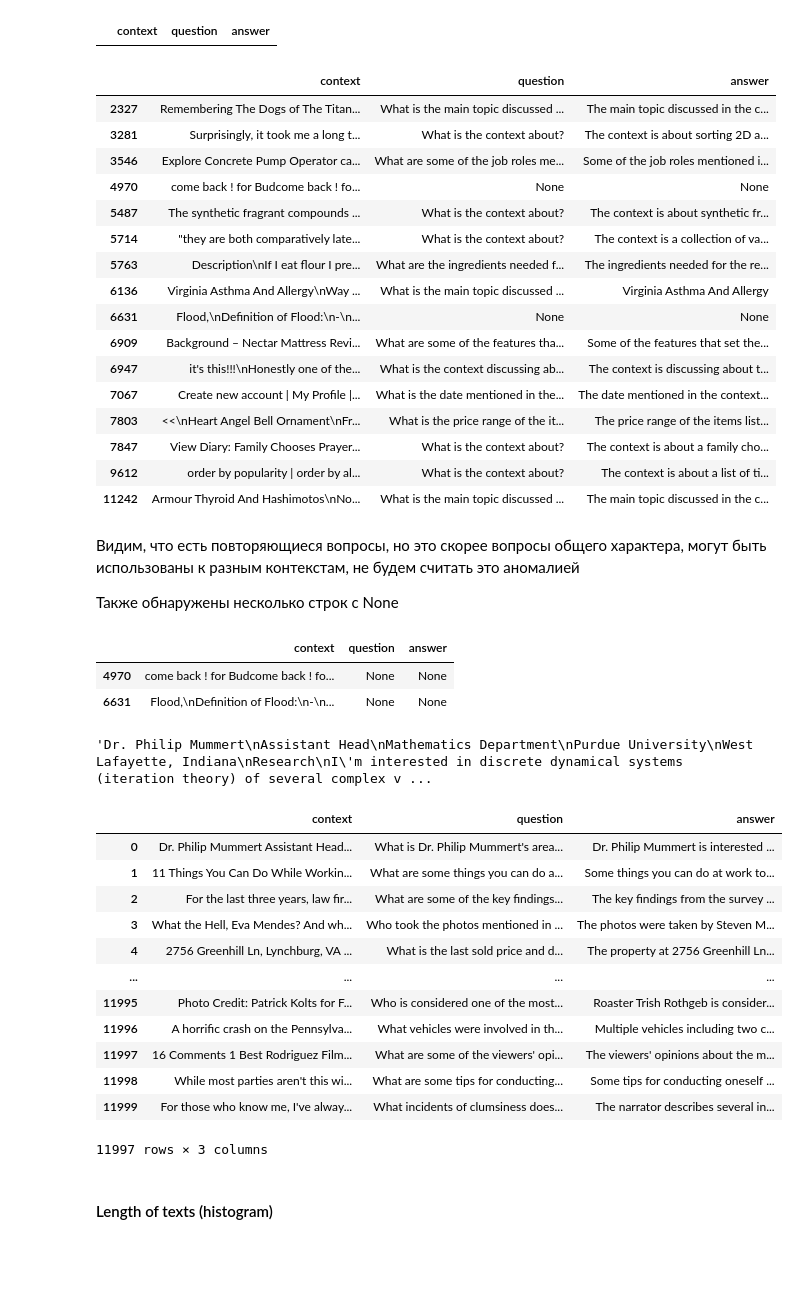
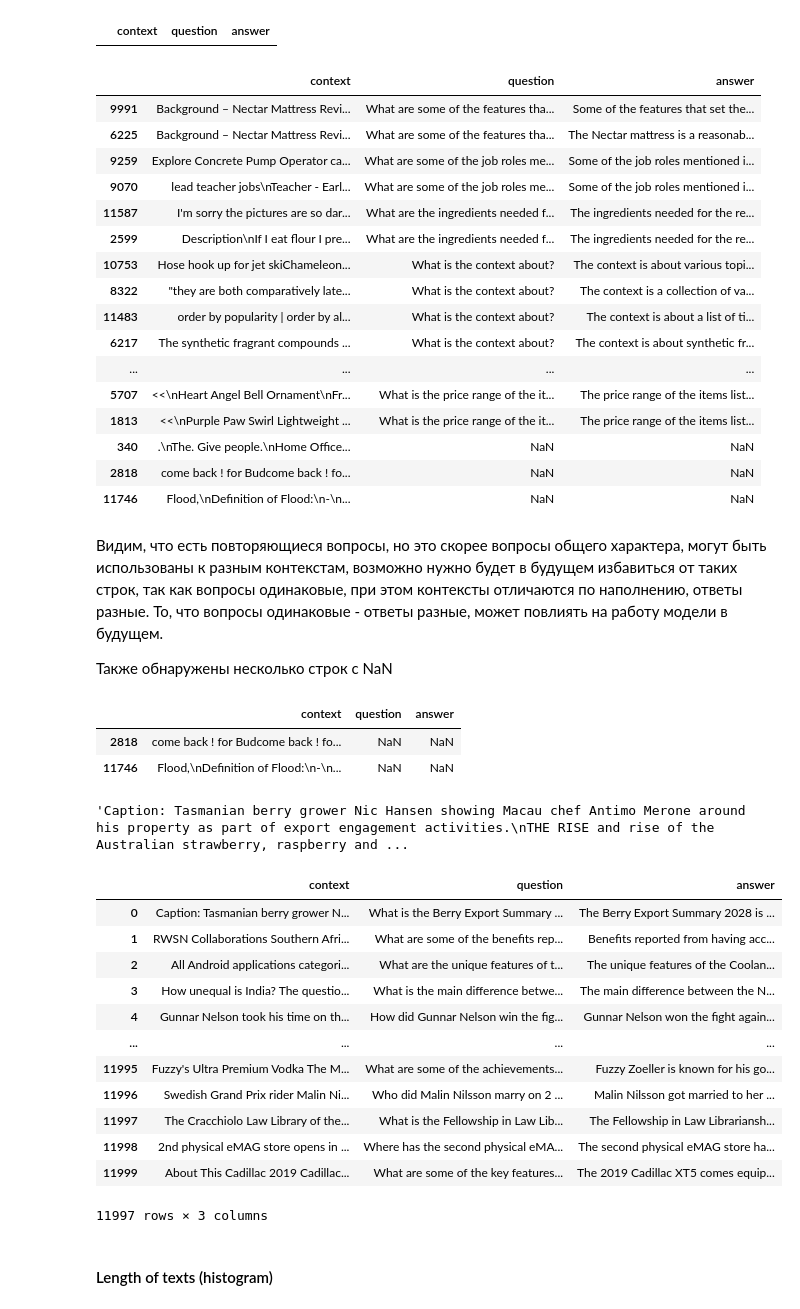
Before and after one commit to AI-YP-24-55-36/team_55_rag_qa, a Jupyter notebook: ipynb_eda/EDA_RAG_neural_bridge_rag_dataset_12000.ipynb, the cells around one changed output. Saved outputs shown, nothing was run; the diff lists cells and outputs as text; code cells hidden in the pictures; blank space fills up the shorter version.

```diff
--- a/ipynb_eda/EDA_RAG_neural_bridge_rag_dataset_12000.ipynb
+++ b/ipynb_eda/EDA_RAG_neural_bridge_rag_dataset_12000.ipynb
@@ -64,0 +67,3 @@ rag_dataset_ready = Dataset.from_pandas(rag_dataset_ready_df)
+# %%
+rag_dataset = pd.read_csv('full_dataset.csv')
+rag_dataset
@@ -117,7 +121,7 @@ rag_dataset_ready_df[rag_dataset_ready_df['question'].isnull()]
 # %% [markdown]
 ### EDA
 # %%
-df = rag_dataset_ready_df.copy()
+df = rag_dataset.copy()
 
 df.columns
 # %% [output]
@@ -135,61 +139,61 @@ df[df.duplicated(subset=['context'])]
 # %%
 # проверка на дубликаты в колонке question
 
-df[df.duplicated(subset=['question'])]
+df[df.duplicated(subset=['question'], keep=False)].sort_values('question')
 # %% [output]
 |  | context | question | answer |
-| 2327 | Remembering The Dogs of The Titan... | What is the main topic discussed ... | The main topic discussed in the c... |
-| 3281 | Surprisingly, it took me a long t... | What is the context about? | The context is about sorting 2D a... |
-| 3546 | Explore Concrete Pump Operator ca... | What are some of the job roles me... | Some of the job roles mentioned i... |
-| 4970 | come back ! for Budcome back ! fo... | None | None |
-| 5487 | The synthetic fragrant compounds ... | What is the context about? | The context is about synthetic fr... |
-| 5714 | "they are both comparatively late... | What is the context about? | The context is a collection of va... |
-| 5763 | Description\nIf I eat flour I pre... | What are the ingredients needed f... | The ingredients needed for the re... |
-| 6136 | Virginia Asthma And Allergy\nWay ... | What is the main topic discussed ... | Virginia Asthma And Allergy |
-| 6631 | Flood,\nDefinition of Flood:\n-\n... | None | None |
-| 6909 | Background – Nectar Mattress Revi... | What are some of the features tha... | Some of the features that set the... |
-| 6947 | it's this!!!\nHonestly one of the... | What is the context discussing ab... | The context is discussing about t... |
-| 7067 | Create new account | My Profile |... | What is the date mentioned in the... | The date mentioned in the context... |
-| 7803 | <<\nHeart Angel Bell Ornament\nFr... | What is the price range of the it... | The price range of the items list... |
-| 7847 | View Diary: Family Chooses Prayer... | What is the context about? | The context is about a family cho... |
-| 9612 | order by popularity | order by al... | What is the context about? | The context is about a list of ti... |
-| 11242 | Armour Thyroid And Hashimotos\nNo... | What is the main topic discussed ... | The main topic discussed in the c... |
+| 9991 | Background – Nectar Mattress Revi... | What are some of the features tha... | Some of the features that set the... |
+| 6225 | Background – Nectar Mattress Revi... | What are some of the features tha... | The Nectar mattress is a reasonab... |
+| 9259 | Explore Concrete Pump Operator ca... | What are some of the job roles me... | Some of the job roles mentioned i... |
+| 9070 | lead teacher jobs\nTeacher - Earl... | What are some of the job roles me... | Some of the job roles mentioned i... |
+| 11587 | I'm sorry the pictures are so dar... | What are the ingredients needed f... | The ingredients needed for the re... |
+| 2599 | Description\nIf I eat flour I pre... | What are the ingredients needed f... | The ingredients needed for the re... |
+| 10753 | Hose hook up for jet skiChameleon... | What is the context about? | The context is about various topi... |
+| 8322 | "they are both comparatively late... | What is the context about? | The context is a collection of va... |
+| 11483 | order by popularity | order by al... | What is the context about? | The context is about a list of ti... |
+| 6217 | The synthetic fragrant compounds ... | What is the context about? | The context is about synthetic fr... |
+| ... | ... | ... | ... |
+| 5707 | <<\nHeart Angel Bell Ornament\nFr... | What is the price range of the it... | The price range of the items list... |
+| 1813 | <<\nPurple Paw Swirl Lightweight ... | What is the price range of the it... | The price range of the items list... |
+| 340 | .\nThe. Give people.\nHome Office... | NaN | NaN |
+| 2818 | come back ! for Budcome back ! fo... | NaN | NaN |
+| 11746 | Flood,\nDefinition of Flood:\n-\n... | NaN | NaN |
 # %% [markdown]
-Видим, что есть повторяющиеся вопросы, но это скорее вопросы общего характера, могут быть использованы к разным контекстам, не будем считать это аномалией
+Видим, что есть повторяющиеся вопросы, но это скорее вопросы общего характера, могут быть использованы к разным контекстам, возможно нужно будет в будущем избавиться от таких строк, так как вопросы одинаковые, при этом контексты отличаются по наполнению, ответы разные. То, что вопросы одинаковые - ответы разные, может повлиять на работу модели в будущем.
 
-Также обнаружены несколько строк с None
+Также обнаружены несколько строк с NaN
 # %%
 # проверка на дубликаты в колонке answer
 
 df[df.duplicated(subset=['answer'])]
 # %% [output]
 |  | context | question | answer |
-| 4970 | come back ! for Budcome back ! fo... | None | None |
-| 6631 | Flood,\nDefinition of Flood:\n-\n... | None | None |
+| 2818 | come back ! for Budcome back ! fo... | NaN | NaN |
+| 11746 | Flood,\nDefinition of Flood:\n-\n... | NaN | NaN |
 # %%
 # удаление строк с пустыми значениями (None)
 df = df.dropna()
 # %%
 df['context'][0]
 # %% [output]
-'Dr. Philip Mummert\nAssistant Head\nMathematics Department\nPurdue University\nWest Lafayette, Indiana\nResearch\nI\'m interested in discrete dynamical systems (iteration theory) of several complex v ...
+'Caption: Tasmanian berry grower Nic Hansen showing Macau chef Antimo Merone around his property as part of export engagement activities.\nTHE RISE and rise of the Australian strawberry, raspberry and ...
 # %%
 # удаление/замена на пробел знака перевода строки в колонке 'context'
 df['context'] = df['context'].apply(lambda x: x.replace('\n', ' '))
 df
 # %% [output]
 |  | context | question | answer |
-| 0 | Dr. Philip Mummert Assistant Head... | What is Dr. Philip Mummert's area... | Dr. Philip Mummert is interested ... |
-| 1 | 11 Things You Can Do While Workin... | What are some things you can do a... | Some things you can do at work to... |
-| 2 | For the last three years, law fir... | What are some of the key findings... | The key findings from the survey ... |
-| 3 | What the Hell, Eva Mendes? And wh... | Who took the photos mentioned in ... | The photos were taken by Steven M... |
-| 4 | 2756 Greenhill Ln, Lynchburg, VA ... | What is the last sold price and d... | The property at 2756 Greenhill Ln... |
+| 0 | Caption: Tasmanian berry grower N... | What is the Berry Export Summary ... | The Berry Export Summary 2028 is ... |
+| 1 | RWSN Collaborations Southern Afri... | What are some of the benefits rep... | Benefits reported from having acc... |
+| 2 | All Android applications categori... | What are the unique features of t... | The unique features of the Coolan... |
+| 3 | How unequal is India? The questio... | What is the main difference betwe... | The main difference between the N... |
+| 4 | Gunnar Nelson took his time on th... | How did Gunnar Nelson win the fig... | Gunnar Nelson won the fight again... |
 | ... | ... | ... | ... |
-| 11995 | Photo Credit: Patrick Kolts for F... | Who is considered one of the most... | Roaster Trish Rothgeb is consider... |
-| 11996 | A horrific crash on the Pennsylva... | What vehicles were involved in th... | Multiple vehicles including two c... |
-| 11997 | 16 Comments 1 Best Rodriguez Film... | What are some of the viewers' opi... | The viewers' opinions about the m... |
-| 11998 | While most parties aren't this wi... | What are some tips for conducting... | Some tips for conducting oneself ... |
-| 11999 | For those who know me, I've alway... | What incidents of clumsiness does... | The narrator describes several in... |
+| 11995 | Fuzzy's Ultra Premium Vodka The M... | What are some of the achievements... | Fuzzy Zoeller is known for his go... |
+| 11996 | Swedish Grand Prix rider Malin Ni... | Who did Malin Nilsson marry on 2 ... | Malin Nilsson got married to her ... |
+| 11997 | The Cracchiolo Law Library of the... | What is the Fellowship in Law Lib... | The Fellowship in Law Librariansh... |
+| 11998 | 2nd physical eMAG store opens in ... | Where has the second physical eMA... | The second physical eMAG store ha... |
+| 11999 | About This Cadillac 2019 Cadillac... | What are some of the key features... | The 2019 Cadillac XT5 comes equip... |
 11997 rows × 3 columns
 # %% [markdown]
 #### Length of texts (histogram)
```
Also changed, not shown: parts of 25 cells of this notebook.
